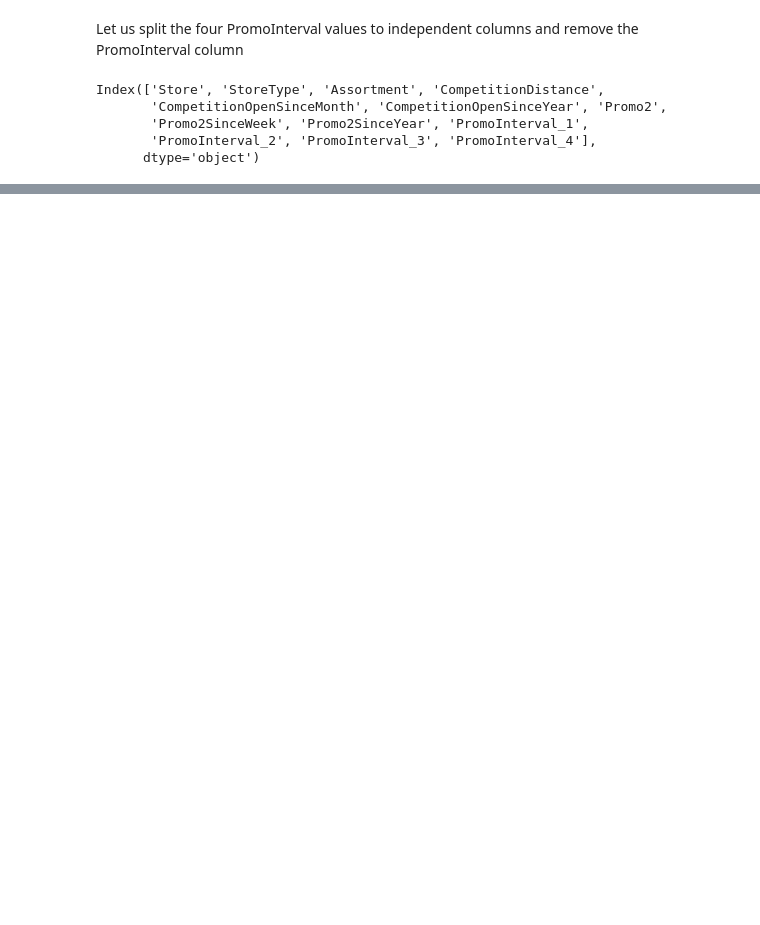
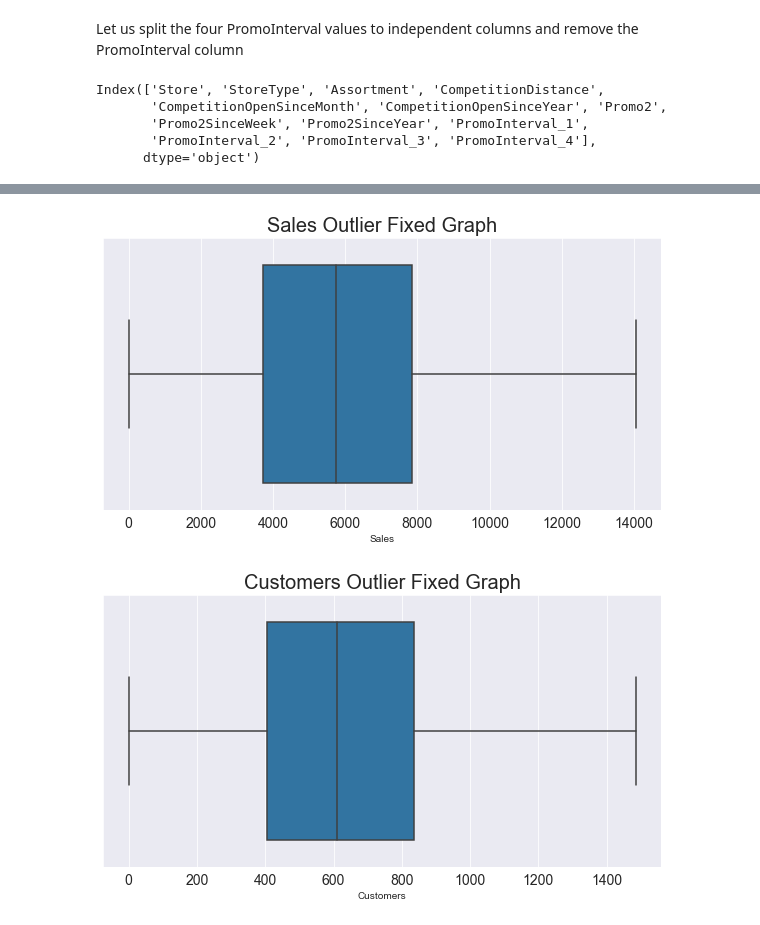
Before and after one commit to bkget/Pharmaceutical-Sales-Prediction, a Jupyter notebook: notebooks/1.data_preprocessing.ipynb, the cells around one changed output, grey strips where cells are left out. Cells and saved outputs as stored; diff of their text form; code cells hidden in the pictures; blank space fills up the shorter version.

```diff
--- a/notebooks/1.data_preprocessing.ipynb
+++ b/notebooks/1.data_preprocessing.ipynb
@@ -309,0 +341,6 @@ Index(['Store', 'StoreType', 'Assortment', 'CompetitionDistance',
+# %%
+plot.box_plot(df_train, df_train['Sales'], "Sales Outlier Fixed Graph")
+plot.box_plot(df_train, df_train['Customers'], "Customers Outlier Fixed Graph")
+# %% [output]
+[figure, added]
+[figure, added]
```
Also changed, not shown: parts of 7 cells of this notebook.
